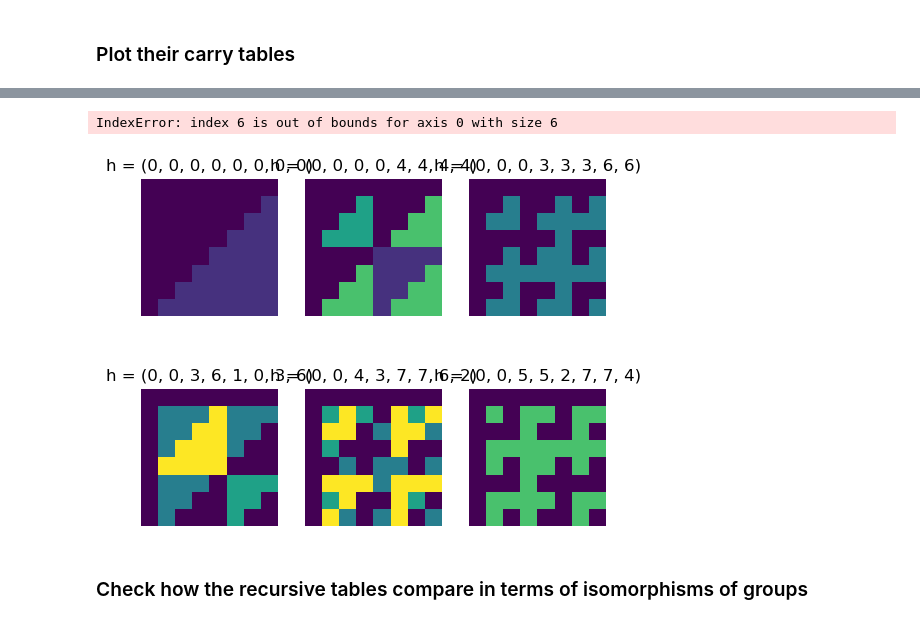
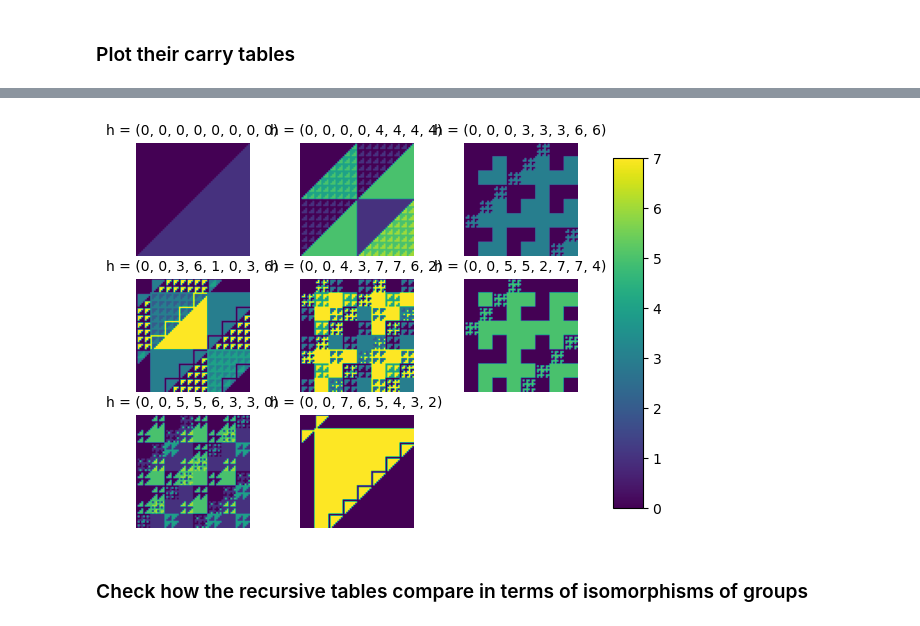
Before and after one commit to cutterdawes/BaseAddition, a Jupyter notebook: carry_tables.ipynb, the cells around one changed output, grey strips where cells are left out. Cells and saved outputs as stored; diff of their text form; code cells hidden in the pictures.

Commit message:
Added plotting of recursive carry tables

```diff
--- a/carry_tables.ipynb
+++ b/carry_tables.ipynb
@@ -71,26 +82,2 @@ tables8 = functions.construct_tables(8, sample=True, n=5)
 # %% [markdown]
 ### Plot their carry tables
-# %%
-def show_tables(table_dict, d):
-
-    # create fig, axes
-    n = len(table_dict)
-    w = int(np.ceil(np.sqrt(n)))
-    fig, axes = plt.subplots(n//w, w, figsize=(2*w, 2*n//w))
-    axes = axes.flatten()
-
-    # iterate through table_dict
-    i = 0
-    for h in table_dict.keys():
-        ax = axes[i]
-        h = list(table_dict.keys())[i]
-        i += 1
-        im = ax.imshow(table_dict[h], cmap='viridis', vmin=0, vmax=d-1)
-        ax.set_title('h = ' + h)
-        ax.axis('off')
-
-    # add colorbar
-    fig.subplots_adjust(right=0.9)
-    cbar_ax = fig.add_axes([0.94, 0.15, 0.05, 0.7])
-    cbar = fig.colorbar(im, cax=cbar_ax)
-    cbar.set_ticks(range(d))
@@ -117,8 +104,7 @@ show_tables(tables7, 7)
 # %%
-show_tables(tables8, 8)
+show_tables(tables8, 8, depth=2)
 # %% [output]
-IndexError: index 6 is out of bounds for axis 0 with size 6
-[figure, old version]
+[figure, new version]
 # %% [markdown]
 ### Check how the recursive tables compare in terms of isomorphisms of groups
 # %%
```
Also changed, not shown: parts of 15 cells of this notebook, 1 other file.
